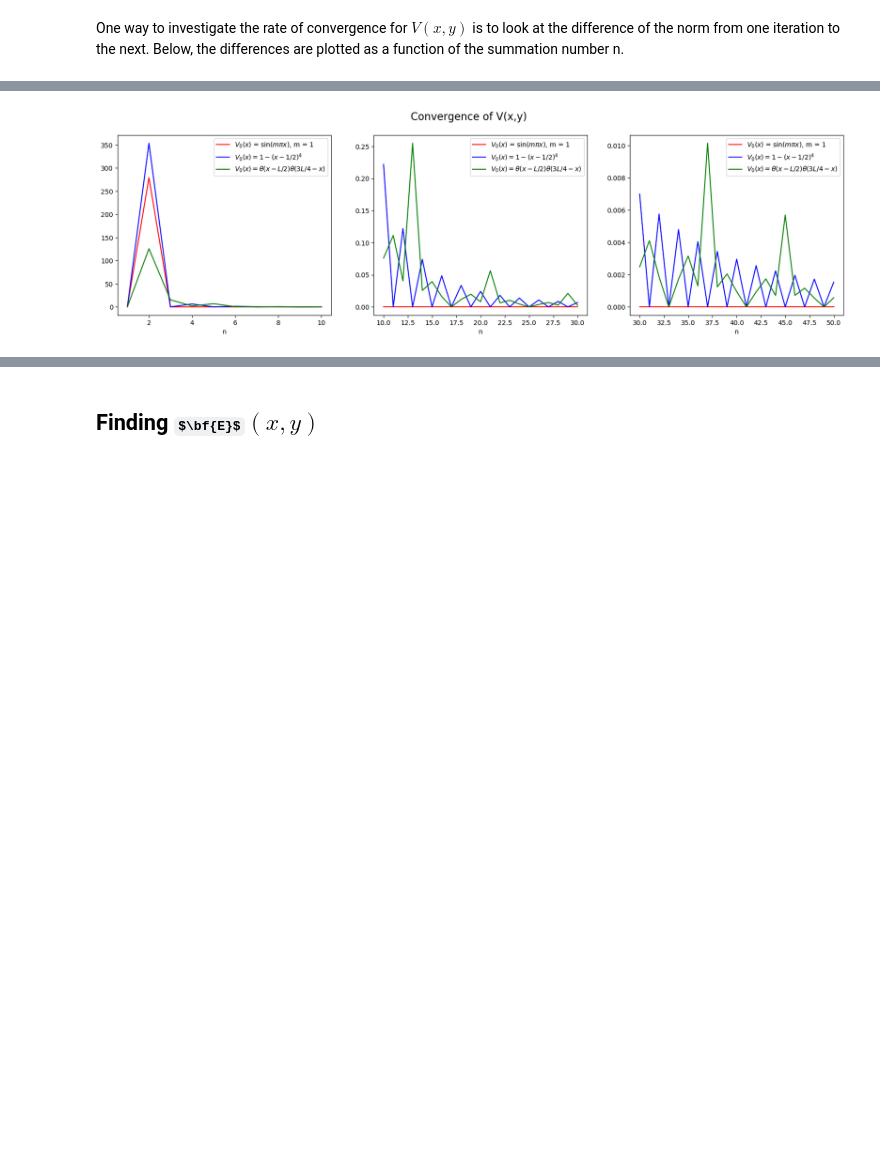
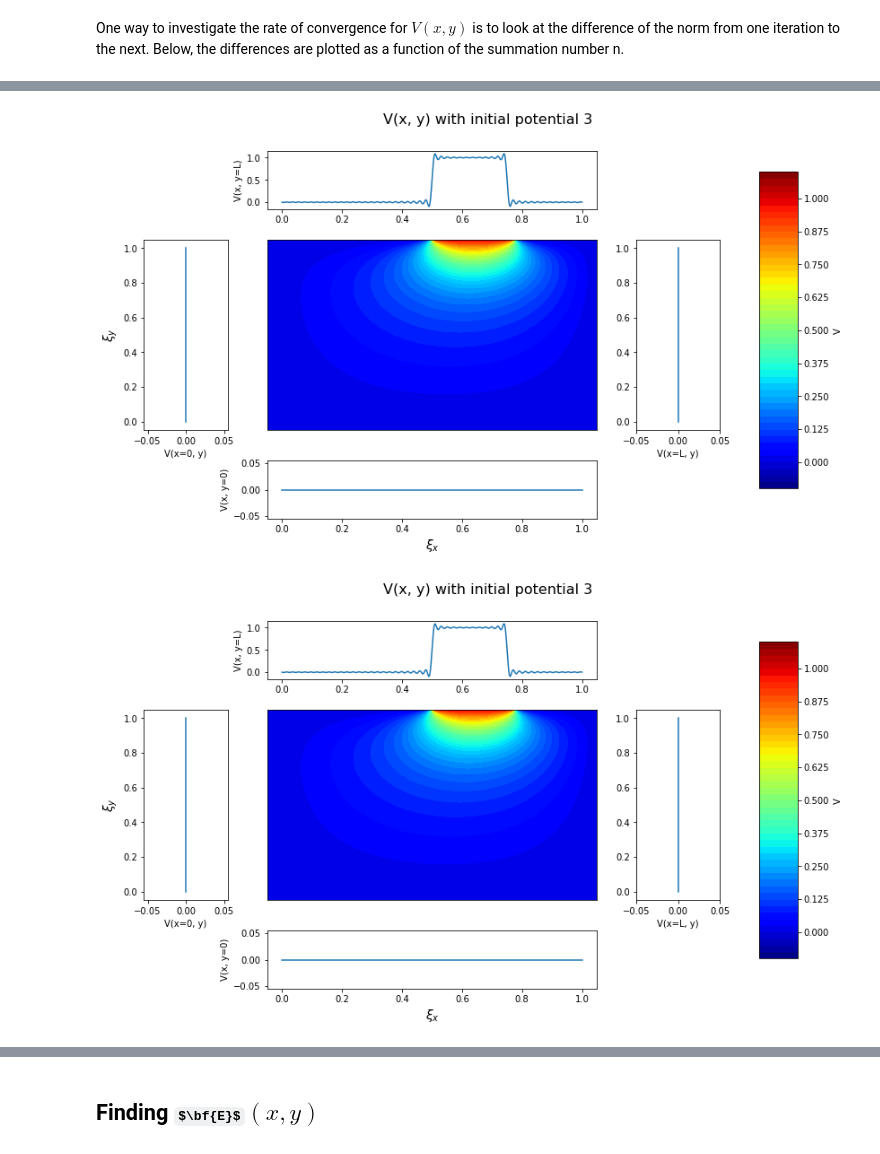
Before and after one commit to marliu97/elmag, a Jupyter notebook: SemesterAssignment.ipynb, the cells around one changed output, grey strips where cells are left out. Cells and saved outputs as stored; diff of their text form; code cells hidden in the pictures; some formulas as TeX source; blank space fills up the shorter version.

```diff
--- a/SemesterAssignment.ipynb
+++ b/SemesterAssignment.ipynb
@@ -245,36 +256,18 @@ plt.legend()
 plt.show()
 # %% [output]
 [figure]
-# %%
-# Plotting the rate of convergence
-plt.figure("Convergence", figsize=(20, 5))
-plt.suptitle("Convergence of V(x,y)", fontsize=16)
-
-end_1 = 10
-end_2 = 30
-end_3 = 50
-
-plt.subplot(131)
-plt.plot(np.arange(1, end_1+1), norm_diff_1[:end_1], "r-" ,label=r"$V_0(x)$ = sin($m \pi x$), m = 1")
-plt.plot(np.arange(1, end_1+1), norm_diff_2[:end_1], "b-", label=r"$V_0 (x) = 1 - (x - 1/2)^4$")
-plt.plot(np.arange(1, end_1+1), norm_diff_3[:end_1], "g-", label=r"$V_0 (x) = \theta(x-L/2) \theta(3L/4 - x)$")
-plt.xlabel("n")
-plt.legend()
-
-plt.subplot(132)
-plt.plot(np.arange(end_1, end_2+1), norm_diff_1[end_1-1:end_2], "r-" ,label=r"$V_0(x)$ = sin($m \pi x$), m = 1")
-plt.plot(np.arange(end_1, end_2+1), norm_diff_2[end_1-1:end_2], "b-", label=r"$V_0 (x) = 1 - (x - 1/2)^4$")
-plt.plot(np.arange(end_1, end_2+1), norm_diff_3[end_1-1:end_2], "g-", label=r"$V_0 (x) = \theta(x-L/2) \theta(3L/4 - x)$")
-plt.xlabel("n")
-plt.legend()
-
-plt.subplot(133)
-plt.plot(np.arange(end_2, end_3+1), norm_diff_1[end_2-1:end_3], "r-" ,label=r"$V_0(x)$ = sin($m \pi x$), m = 1")
-plt.plot(np.arange(end_2, end_3+1), norm_diff_2[end_2-1:end_3], "b-", label=r"$V_0 (x) = 1 - (x - 1/2)^4$")
-plt.plot(np.arange(end_2, end_3+1), norm_diff_3[end_2-1:end_3], "g-", label=r"$V_0 (x) = \theta(x-L/2) \theta(3L/4 - x)$")
-plt.xlabel("n")
-plt.legend()
-
-plt.show()
-# %% [output]
-[figure, removed]
+# %%
+#testing different methods of integration:
+
+#Initial potential 2, V_0(x) = 1 - (x - 0.5)**4
+V_riemn, norm_diff_riemn = potential(xx, yy, init_pot_3(x), n)
+V_trapz, norm_diff_trapz = potential(xx, yy, init_pot_3(x), n, "trapz")
+V_simps, norm_diff_simps = potential(xx, yy, init_pot_3(x), n, "simps")
+# %%
+# Plotting potential 2 with different methods of integration:
+plot_potential(x, y, V_riemn, 3)
+plot_potential(x, y, V_trapz, 3)
+plot_potential(x, y, V_simps, 3)
+# %% [output]
+[figure, added]
+[figure, added]
```
Also changed, not shown: parts of 8 cells of this notebook.
